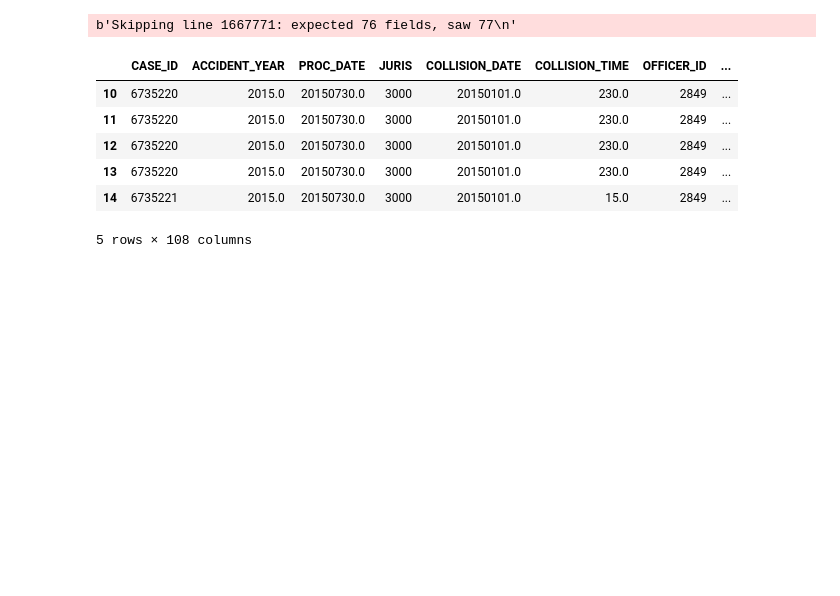
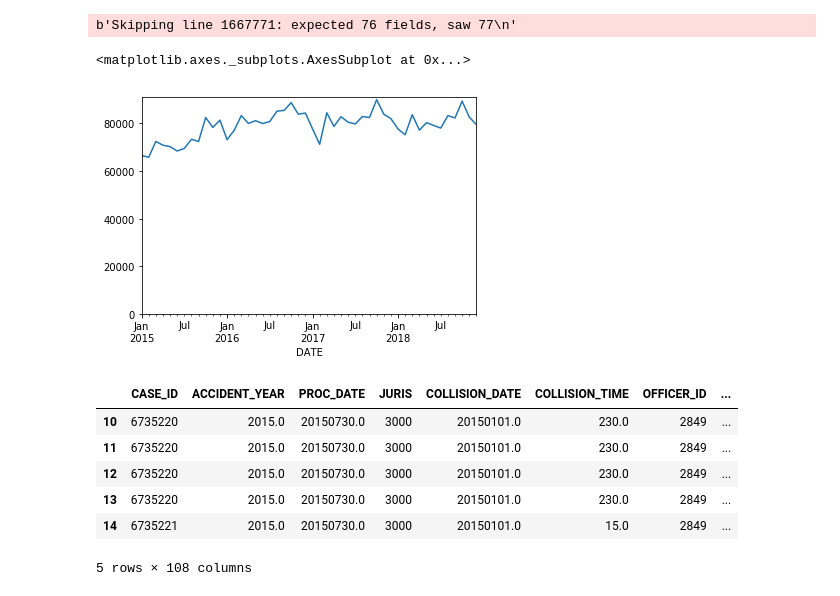
Before and after one commit to boh016/fair_policing, a Jupyter notebook: notebooks/SHAN_CA_COLLISION_EDA.ipynb, the cells around one changed output. Drawn from its saved outputs; the diff is of its cells as text; code cells hidden in the pictures; blank space fills up the shorter version.

```diff
--- a/notebooks/SHAN_CA_COLLISION_EDA.ipynb
+++ b/notebooks/SHAN_CA_COLLISION_EDA.ipynb
@@ -12,3 +19,8 @@ new=pd.merge(colli,party, on='CASE_ID',how='right')
+# %%
+new.groupby('DATE')['CASE_ID'].count().iloc[:48].plot(kind='line',ylim=0)
+# %% [output]
+<matplotlib.axes._subplots.AxesSubplot at 0x...>
+[figure, added]
 # %%
 drug=new[new['PARTY_DRUG_PHYSICAL']=='E']
 # %%
```
Also changed, not shown: parts of 8 cells of this notebook.
